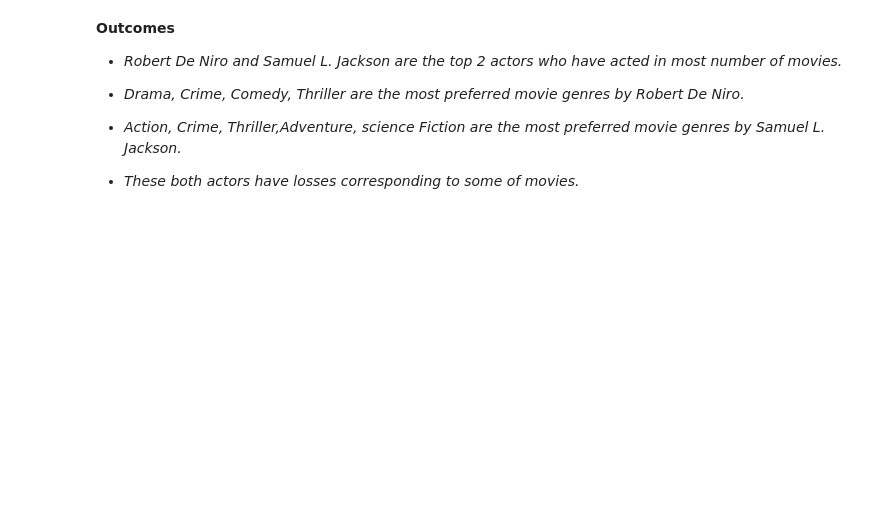
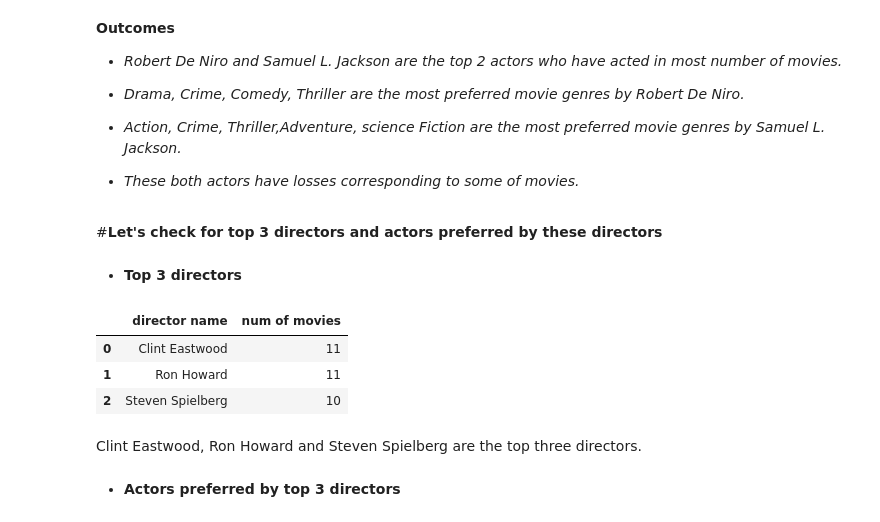
Before and after one commit to kiranmahara9600/IMDB-Data-Analysis, a Jupyter notebook: IMDB_EDA.ipynb, the cells around one changed output. Cells and saved outputs as stored; diff of their text form; code cells hidden in the pictures; blank space fills up the shorter version.

Commit message:
Top three directors and actors preferred by them

```diff
--- a/IMDB_EDA.ipynb
+++ b/IMDB_EDA.ipynb
@@ -277,3 +277,34 @@ actors_movieprofit_df
 * *Action, Crime, Thriller,Adventure, science Fiction are the most preferred movie genres by Samuel L. Jackson.*
 
 * *These both actors have losses corresponding to some of movies.*
+# %% [markdown]
+#**Let's check for top 3 directors and actors preferred by these directors**
+# %% [markdown]
+* **Top 3 directors**
+# %%
+#-----------------------------------Block-9--------------------------------------
+
+#finding the directos list and then top 3 directors
+#applying function defined in Block-1 in non null observations of 'crew' feature
+imdb_df['crew']=imdb_df[~imdb_df['crew'].isnull()]['crew'].apply(convert_to_list)
+director_list=[]   #intitialising an empty list to store director names
+
+for i in range(3000):
+  if type(imdb_df.loc[i,'crew'])==list:   #because there are some na values which is of floating type that we dont want
+    for elem in imdb_df.loc[i,'crew']:   #iterating over imdb_df.loc[i,'crew'] to get director information
+      if elem['job']=='Director':
+        director_list.append(elem['name'])   #storing director name in director_list
+
+director_df=pd.Series(director_list)   #conversion to pandas series
+director_numofmovies_df=director_df.value_counts().sort_values(ascending=False).reset_index()   #count of movies corresponding to different directors
+director_numofmovies_df.rename(columns={'index':'director name',0:'num of movies'},inplace=True)
+director_numofmovies_df[0:3]   #top 3 directors
+# %% [output]
+|  | director name | num of movies |
+| 0 | Clint Eastwood | 11 |
+| 1 | Ron Howard | 11 |
+| 2 | Steven Spielberg | 10 |
+# %% [markdown]
+Clint Eastwood, Ron Howard and Steven Spielberg	 are the top three directors.
+# %% [markdown]
+* **Actors preferred by top 3 directors**
```
Also changed, not shown: parts of 8 cells of this notebook.
